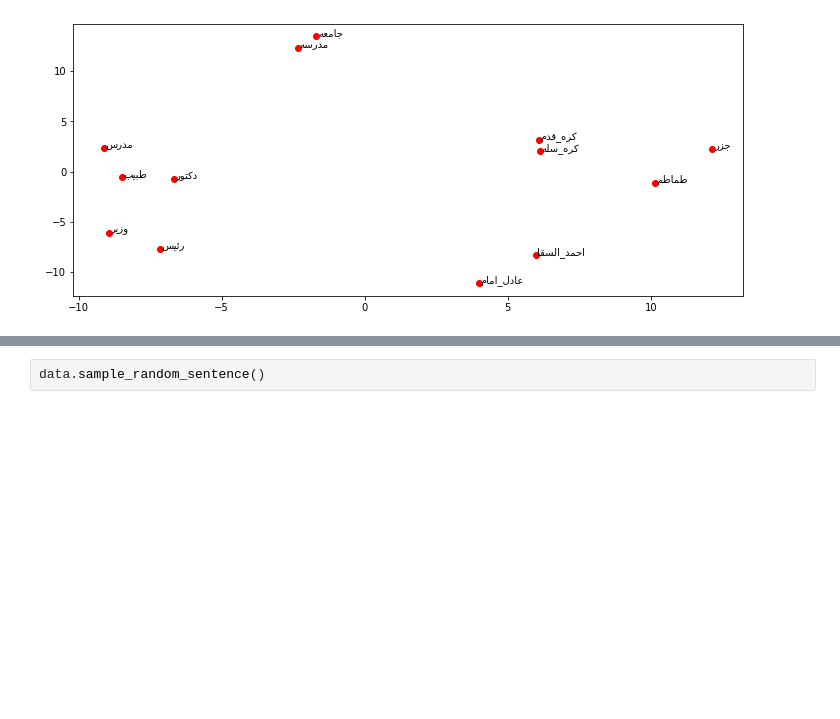
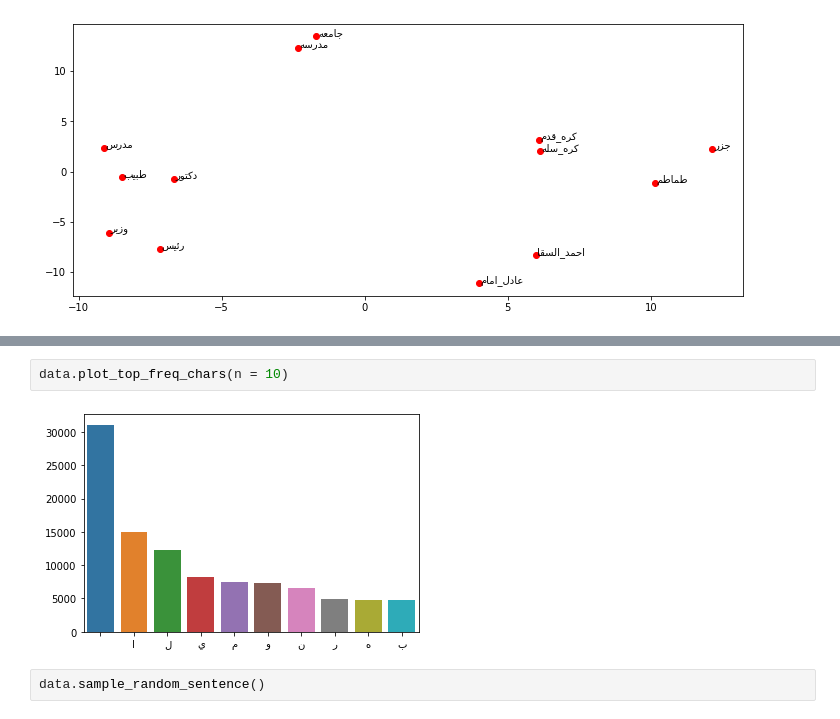
Before and after one commit to ARBML/bayanat, a Jupyter notebook: demo.ipynb, the cells around one changed output, grey strips where cells are left out. Cells and saved outputs as stored; diff of their text form; blank space fills up the shorter version.

```diff
--- a/demo.ipynb
+++ b/demo.ipynb
@@ -45,3 +21,7 @@ data.plot_embeddings(words=['عادل_امام','احمد_السقا', 'رئيس
+# %%
+data.plot_top_freq_chars(n = 10)
+# %% [output]
+[figure, added]
 # %%
 data.sample_random_sentence()
 # %% [output]
```
Also changed, not shown: parts of 7 cells of this notebook, 5 other files.
